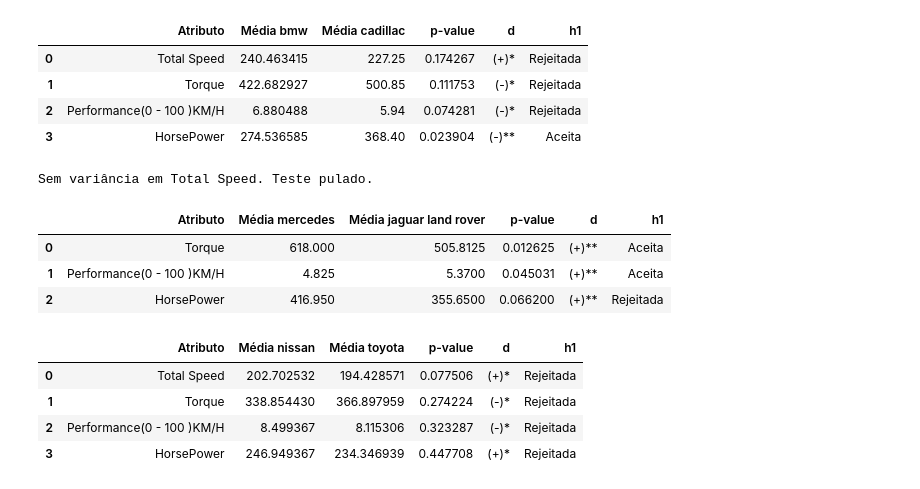
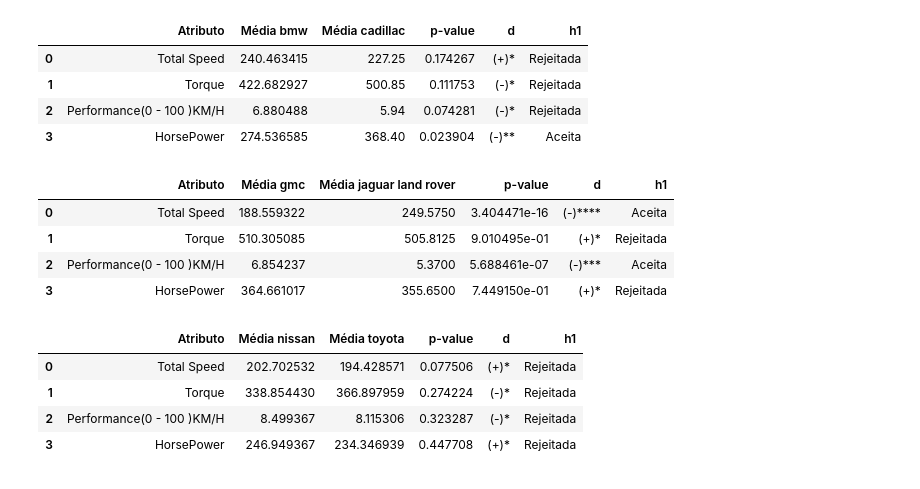
Before and after one commit to KevBoyz/some-python, a Jupyter notebook: Data_Science/Projects/09-cars/stat_cars.ipynb, the cells around one changed output. Drawn from its saved outputs; the diff is of its cells as text; code cells hidden in the pictures.

```diff
--- a/Data_Science/Projects/09-cars/stat_cars.ipynb
+++ b/Data_Science/Projects/09-cars/stat_cars.ipynb
@@ -452,13 +466,13 @@ t_test('bmw', 'cadillac')
 | 2 | Performance(0 - 100 )KM/H | 6.880488 | 5.94 | 0.074281 | (-)* | Rejeitada |
 | 3 | HorsePower | 274.536585 | 368.40 | 0.023904 | (-)** | Aceita |
 # %%
-t_test('mercedes', 'jaguar land rover')
+t_test('gmc', 'jaguar land rover')
 # %% [output]
-Sem variância em Total Speed. Teste pulado.
-|  | Atributo | Média mercedes | Média jaguar land rover | p-value | d | h1 |
-| 0 | Torque | 618.000 | 505.8125 | 0.012625 | (+)** | Aceita |
-| 1 | Performance(0 - 100 )KM/H | 4.825 | 5.3700 | 0.045031 | (+)** | Aceita |
-| 2 | HorsePower | 416.950 | 355.6500 | 0.066200 | (+)** | Rejeitada |
+|  | Atributo | Média gmc | Média jaguar land rover | p-value | d | h1 |
+| 0 | Total Speed | 188.559322 | 249.5750 | 3.404471e-16 | (-)**** | Aceita |
+| 1 | Torque | 510.305085 | 505.8125 | 9.010495e-01 | (+)* | Rejeitada |
+| 2 | Performance(0 - 100 )KM/H | 6.854237 | 5.3700 | 5.688461e-07 | (-)*** | Aceita |
+| 3 | HorsePower | 364.661017 | 355.6500 | 7.449150e-01 | (+)* | Rejeitada |
 # %%
 t_test('nissan', 'toyota')
 # %% [output]
```
Also changed, not shown: parts of 6 cells of this notebook, 1 other file.
